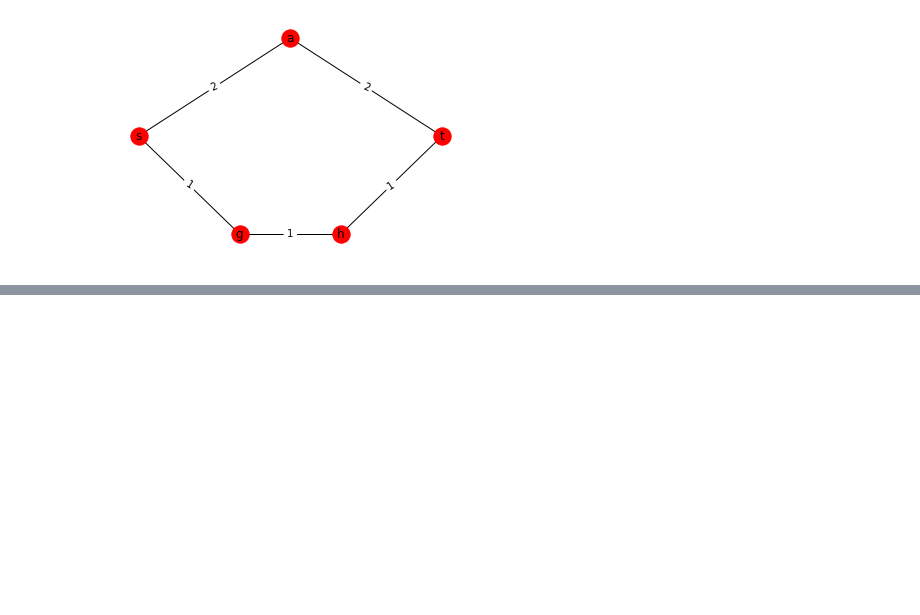
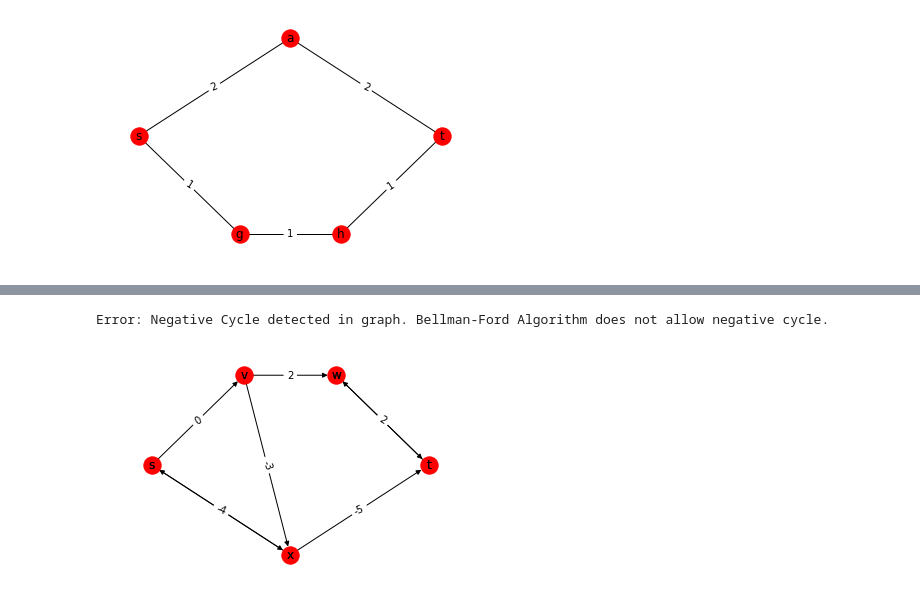
Before and after one commit to aishwarya34/AlgorithmsIlluminated, a Jupyter notebook: C4W1_29BELLMAN_FORD_ALGORITHM_30ALL_PAIRS_SHORTEST_PATHS.ipynb, the cells around one changed output, grey strips where cells are left out. Cells and saved outputs as stored; diff of their text form; code cells hidden in the pictures; blank space fills up the shorter version.

```diff
--- a/C4W1_29BELLMAN_FORD_ALGORITHM_30ALL_PAIRS_SHORTEST_PATHS.ipynb
+++ b/C4W1_29BELLMAN_FORD_ALGORITHM_30ALL_PAIRS_SHORTEST_PATHS.ipynb
@@ -98,0 +269,17 @@ It turns out you can solve the reconstruction problem for negative cost cycles a
+# %%
+## Negative edge cost + Reconstruction Algorithm
+DG = nx.DiGraph()
+for i,j in zip(['s', 'v', 'w', 'x', 't'],[(0, 5), (5, 10), (10, 10), (7.5, 0), (15, 5)]):
+    DG.add_node(i, pos=j)
+DG.nodes.data()
+DG.add_weighted_edges_from([('s', 'v', 0), ('v', 'w', 2), ('w', 't', 2), ('t', 'w', 2), ('s', 'x', -4), ('x', 's', -4), ('v', 'x', -3), ('x', 't', -5)])
+pos = nx.get_node_attributes(DG, 'pos')
+weights = nx.get_edge_attributes(DG, 'weight')
+nx.draw_networkx_edge_labels(DG, pos, edge_labels = weights)
+nx.draw_networkx_labels(DG,pos=pos)
+nx.draw(DG, pos, with_labels = True)
+start_vert = 's'
+Bellman_Ford_Algorithm_optimize(DG, start_vert)
+# %% [output]
+Error: Negative Cycle detected in graph. Bellman-Ford Algorithm does not allow negative cycle.
+[figure, added]
```
Also changed, not shown: parts of 7 cells of this notebook.
